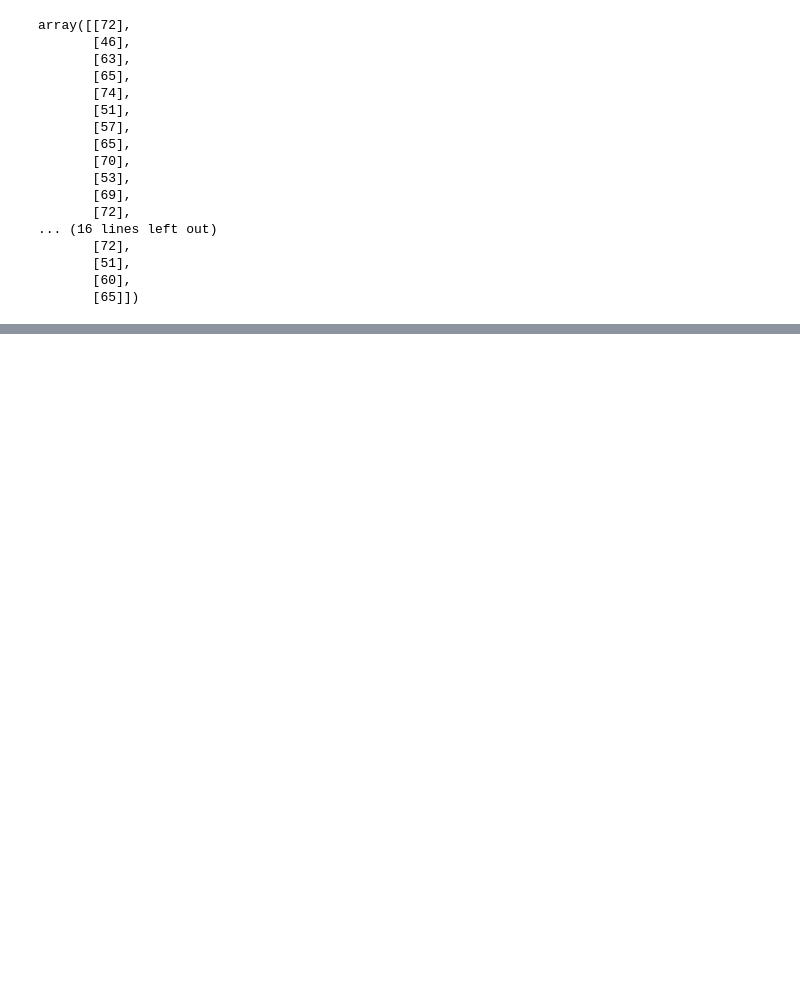
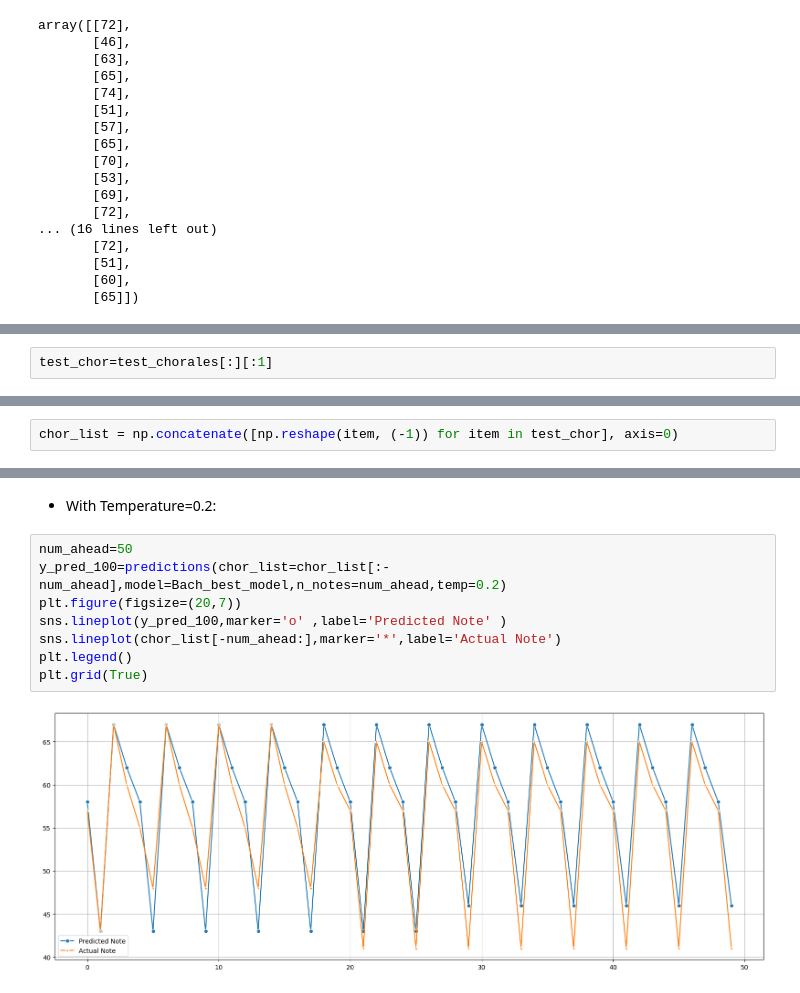
Before and after one commit to GeoNosX/Bach-Chorales-Project, a Jupyter notebook: Bach_chorales.ipynb, the cells around one changed output, grey strips where cells are left out. Cells and saved outputs as stored; diff of their text form; blank space fills up the shorter version.

```diff
--- a/Bach_chorales.ipynb
+++ b/Bach_chorales.ipynb
@@ -897,0 +911,2 @@ def predictions(model,chorales,n_notes=1,temp=1):
+# %%
+test_chor=test_chorales[:][:1]
@@ -897,0 +915,2 @@ def predictions(model,chorales,n_notes=1,temp=1):
+# %%
+chor_list = np.concatenate([np.reshape(item, (-1)) for item in test_chor], axis=0)
@@ -897,0 +937,12 @@ def predictions(model,chorales,n_notes=1,temp=1):
+# %% [markdown]
+* With Temperature=0.2:
+# %%
+num_ahead=50
+y_pred_100=predictions(chor_list=chor_list[:-num_ahead],model=Bach_best_model,n_notes=num_ahead,temp=0.2)
+plt.figure(figsize=(20,7))
+sns.lineplot(y_pred_100,marker='o' ,label='Predicted Note' )
+sns.lineplot(chor_list[-num_ahead:],marker='*',label='Actual Note')
+plt.legend()
+plt.grid(True)
+# %% [output]
+[figure, added]
```
Also changed, not shown: parts of 8 cells of this notebook.
